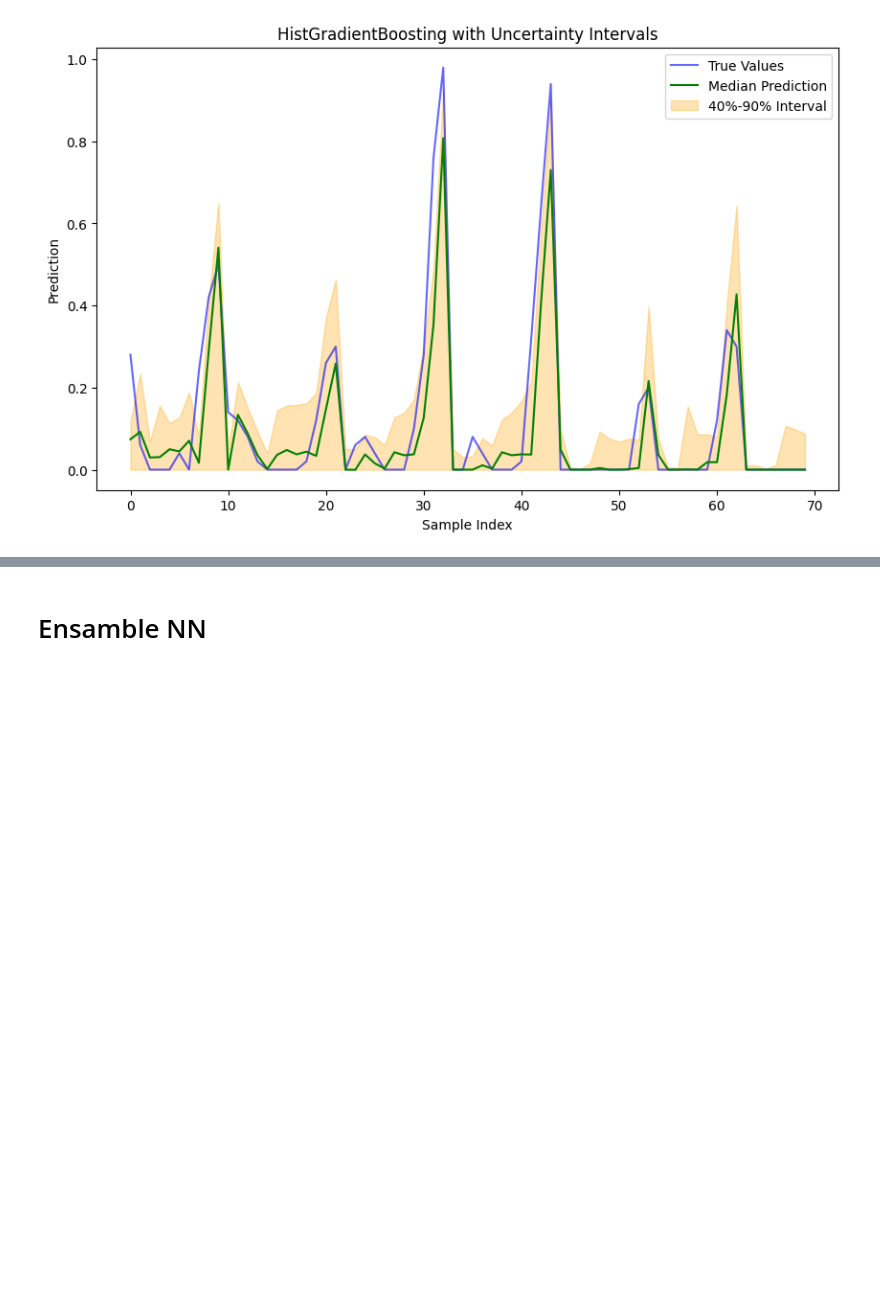
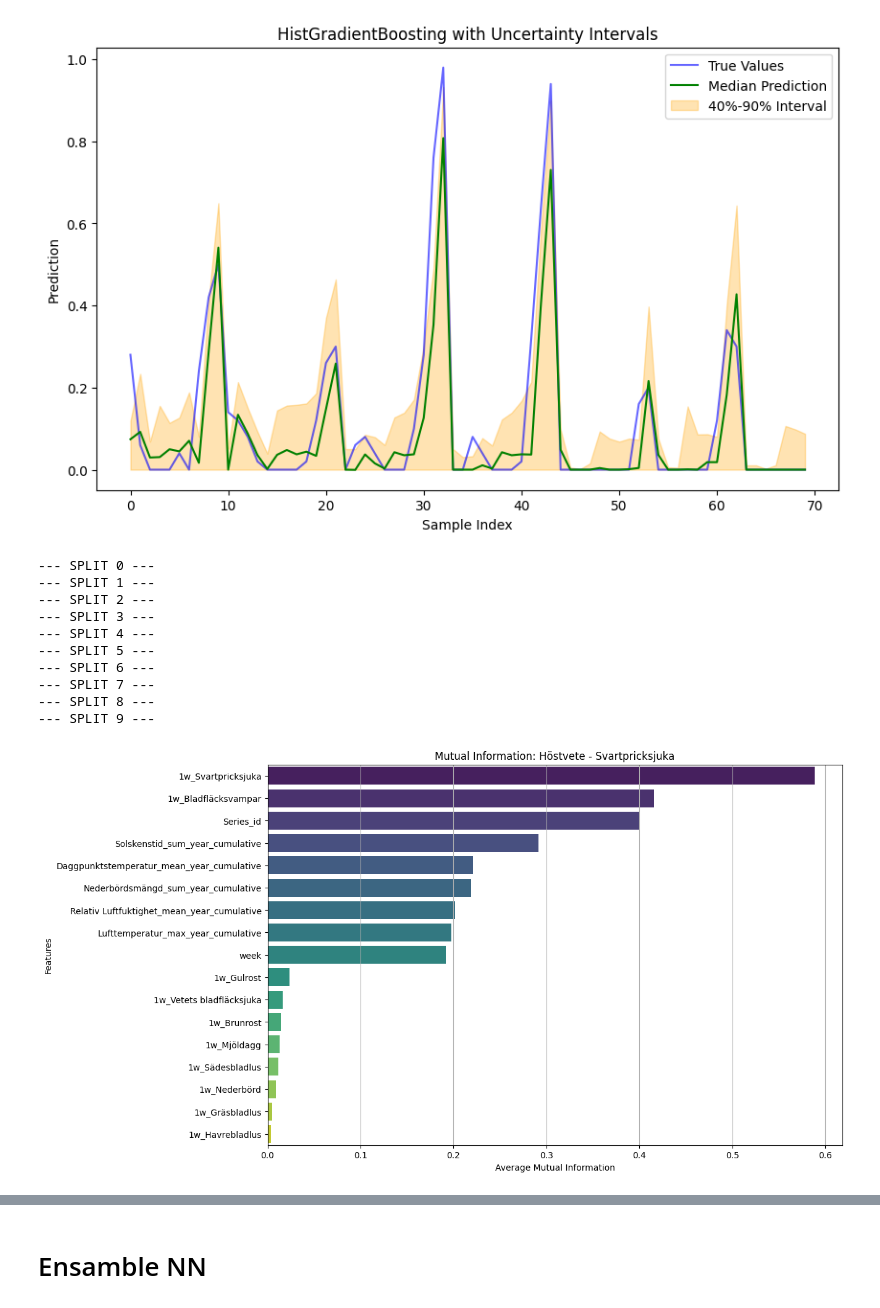
Before and after one commit to mosmar99/Pest-Outbrakes, a Jupyter notebook: nn_reg.ipynb, the cells around one changed output, grey strips where cells are left out. Drawn from its saved outputs; the diff is of its cells as text; code cells hidden in the pictures; blank space fills up the shorter version.

```diff
--- a/nn_reg.ipynb
+++ b/nn_reg.ipynb
@@ -884,3 +884,50 @@ Mean Squared Error: 0.010932131751217428
 
 R^2: 0.7968314308588453
 [figure]
+# %%
+from datamodule import datamodule
+
+import numpy as np
+import pandas as pd
+import matplotlib.pyplot as plt
+import seaborn as sns
+from sklearn.feature_selection import mutual_info_regression
+
+dm = datamodule(datamodule.HOSTVETE)
+dm.default_process(target='Svartpricksjuka')
+splits = dm.CV_test_train_split(n_folds=10)
+
+mi_results = pd.DataFrame()
+
+for idx, (X_train, X_test, y_train, y_test) in enumerate(splits):
+    print(f'--- SPLIT {idx} ---')
+    mi = mutual_info_regression(X_train, y_train.squeeze())
+
+    mi_split_df = pd.DataFrame({'Feature': X_train.columns, 'Mutual Information': mi})
+
+    mi_results = pd.concat([mi_results, mi_split_df], axis=0)
+
+average_mi = mi_results.groupby('Feature').mean().reset_index()
+
+average_mi = average_mi.sort_values(by='Mutual Information', ascending=False)
+
+plt.figure(figsize=(12, 8))
+custom_palette = ['#0072B2', '#D55E00', '#009E73', '#F0E442']
+sns.barplot(x='Mutual Information', y='Feature', data=average_mi, palette=custom_palette, zorder=2)
+plt.title('Mutual Information: Höstvete - Svartpricksjuka')
+plt.xlabel('Average Mutual Information')
+plt.ylabel('Features')
+plt.grid(axis='x', zorder=1)
+plt.show()
+# %% [output]
+--- SPLIT 0 ---
+--- SPLIT 1 ---
+--- SPLIT 2 ---
+--- SPLIT 3 ---
+--- SPLIT 4 ---
+--- SPLIT 5 ---
+--- SPLIT 6 ---
+--- SPLIT 7 ---
+--- SPLIT 8 ---
+--- SPLIT 9 ---
+[figure, added]
```
Also changed, not shown: parts of 4 cells of this notebook, 3 other files.
